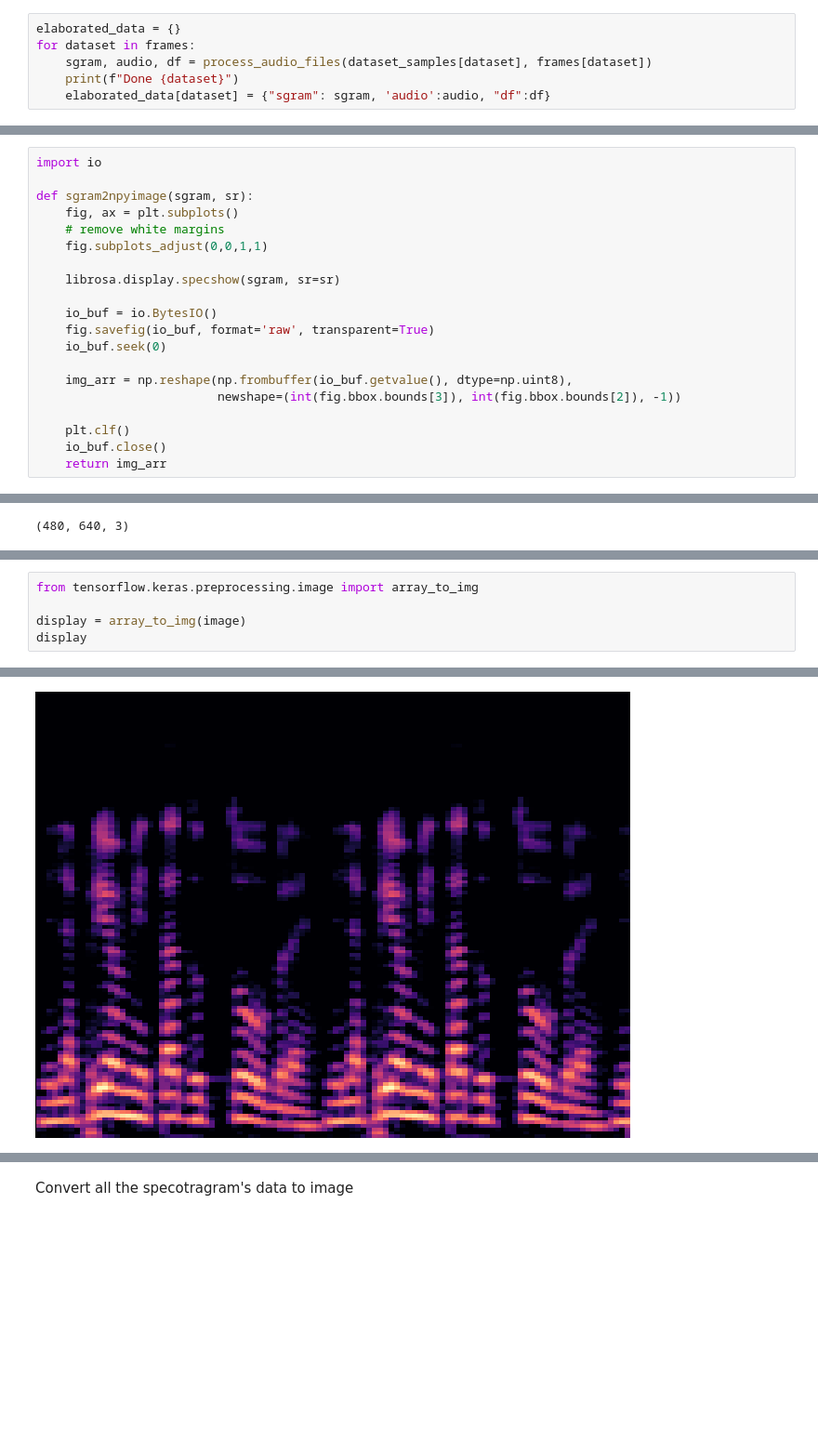
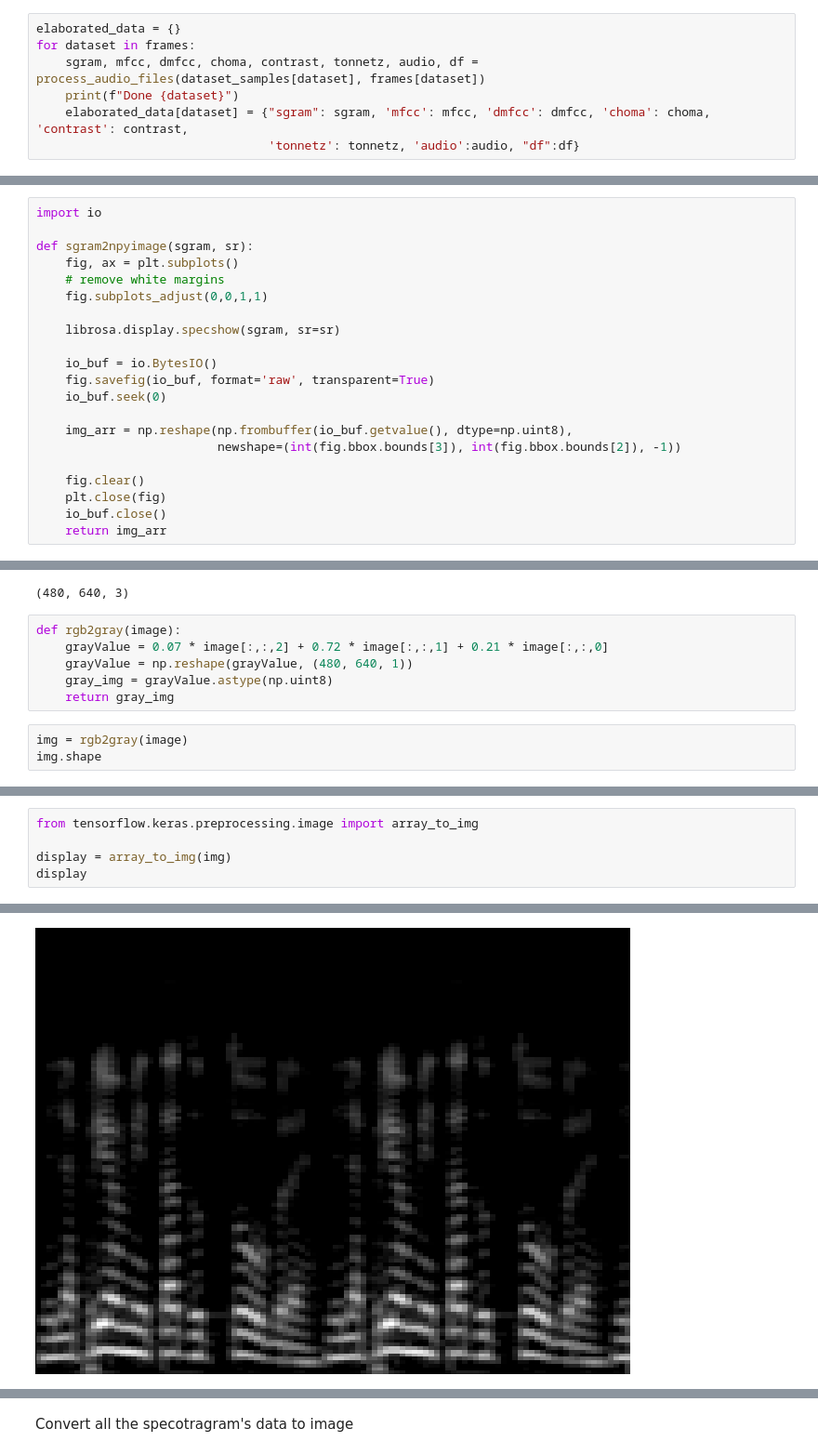
Before and after one commit to LIMUNIMI/thesis_adversarial_ml_audio, a Jupyter notebook: datasets_preprocessing.ipynb, the cells around one changed output, grey strips where cells are left out. Shown at 93% size. Cells and saved outputs as stored; diff of their text form; blank space fills up the shorter version.

Commit message:
6 type of features from images in greyscale

```diff
--- a/datasets_preprocessing.ipynb
+++ b/datasets_preprocessing.ipynb
@@ -377,8 +422,9 @@ def process_audio_files(audio_data, metadata):
 # %%
 elaborated_data = {}
 for dataset in frames:
-    sgram, audio, df = process_audio_files(dataset_samples[dataset], frames[dataset])
+    sgram, mfcc, dmfcc, choma, contrast, tonnetz, audio, df = process_audio_files(dataset_samples[dataset], frames[dataset])
     print(f"Done {dataset}")
-    elaborated_data[dataset] = {"sgram": sgram, 'audio':audio, "df":df}
+    elaborated_data[dataset] = {"sgram": sgram, 'mfcc': mfcc, 'dmfcc': dmfcc, 'choma': choma, 'contrast': contrast,
+                                'tonnetz': tonnetz, 'audio':audio, "df":df}
 # %% [output]
 Done emodb
@@ -437,7 +483,8 @@ def sgram2npyimage(sgram, sr):
     img_arr = np.reshape(np.frombuffer(io_buf.getvalue(), dtype=np.uint8),
                          newshape=(int(fig.bbox.bounds[3]), int(fig.bbox.bounds[2]), -1))
 
-    plt.clf()
+    fig.clear()
+    plt.close(fig)
     io_buf.close()
     return img_arr
 # %%
@@ -467,3 +513,12 @@ image = rgba2rgb(image)
 image.shape
 # %% [output]
 (480, 640, 3)
+# %%
+def rgb2gray(image):
+    grayValue = 0.07 * image[:,:,2] + 0.72 * image[:,:,1] + 0.21 * image[:,:,0]
+    grayValue = np.reshape(grayValue, (480, 640, 1))
+    gray_img = grayValue.astype(np.uint8)
+    return gray_img
+# %%
+img = rgb2gray(image)
+img.shape
@@ -470,6 +527,6 @@ image.shape
 # %%
 from tensorflow.keras.preprocessing.image import array_to_img
 
-display = array_to_img(image)
+display = array_to_img(img)
 display
 # %% [output]
@@ -477 +533 @@ display
-[figure, old version]
+[figure, new version]
```
Also changed, not shown: parts of 32 cells of this notebook.
